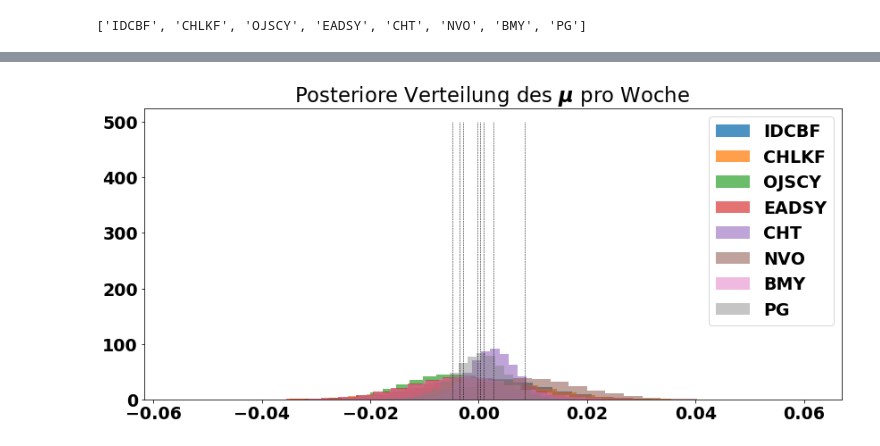
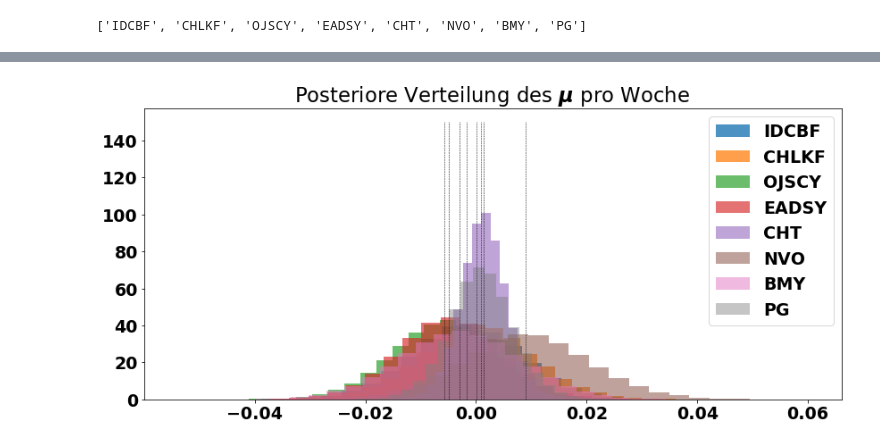
Before and after one commit to Ethuer/DataBlog, a Jupyter notebook: Algorythimic_trading_part2_Investment_strategies.ipynb, the cells around one changed output, grey strips where cells are left out. Saved outputs shown, nothing was run; the diff lists cells and outputs as text; code cells hidden in the pictures.

```diff
--- a/Algorythimic_trading_part2_Investment_strategies.ipynb
+++ b/Algorythimic_trading_part2_Investment_strategies.ipynb
@@ -286,2 +291,0 @@ NUTS: [returns, covar_z, covar_c]
-# %%
-mu_samples = [trace["returns"] for block, trace in blocktrace.items()]
@@ -288,20 +324,45 @@ mu_samples = [trace["returns"] for block, trace in blocktrace.items()]
 # %%
 
-figsize(14,6)
+def plot_mus(mu_samples):
 
-#examine the mean return first.
-mu_samples = trace["returns"]
+    figsize(14,6)
 
-for i in range(8):
-    plt.hist(mu_samples[:,i], alpha = 0.8 - 0.05*i, bins = 30,
-             histtype="stepfilled", normed=True,
+    #examine the mean return first.
+
+    for i in range(8):
+        plt.hist(mu_samples[:,i], alpha = 0.8 - 0.05*i, bins = 30,
+                histtype="stepfilled", normed=True,
              label = "%s" % test_portfolio[i])
 
-plt.vlines(mu_samples.mean(axis=0), 0, 500, linestyle="--", linewidth = .5)
+    plt.vlines(mu_samples.mean(axis=0), 0, 150, linestyle="--", linewidth = .5 )
+    plt.title("Posteriore Verteilung des $\mu$ pro Woche ")
+    plt.legend();
 
-plt.title("Posteriore Verteilung des $\mu$ pro Woche ")
-plt.legend();
+def plot_covar(cov_samples):
+    figsize(20,7)
+
+    mean_covariance_matrix = cov_samples.mean(axis=0)
+
+    correlation = cov_to_corr(mean_covariance_matrix)
+
+    plt.subplot(1,2,1)
+    plt.imshow(correlation , interpolation="none",
+                cmap = "Reds")
+    plt.xticks(np.arange(8), test_portfolio,rotation='vertical')
+    plt.yticks(np.arange(8), test_portfolio)
+    plt.colorbar(orientation="vertical")
+    plt.title("Mittlere ( posteriore) Korrelationsmatrix")
+
+    plt.subplot(1,2,2)
+    plt.bar(np.arange(8), np.sqrt(np.diag(mean_covariance_matrix)),
+        color = colors[2], alpha = 0.7)
+    plt.xticks(np.arange(8) + 0.5, test_portfolio,rotation='vertical');
+    plt.title("Mittlere ( posteriore) Standardabweichung der wöchentlichen Änderungen")
+
+    plt.tight_layout();
-# %% [output]
-[figure, removed]
+# %%
+plot_mus(mu_samples)
+# %% [output]
+[figure, added]
 # %%
 np.stack([trace["covar"] for block, trace in blocktrace.items()] ).shape
```
Also changed, not shown: parts of 55 cells of this notebook.
